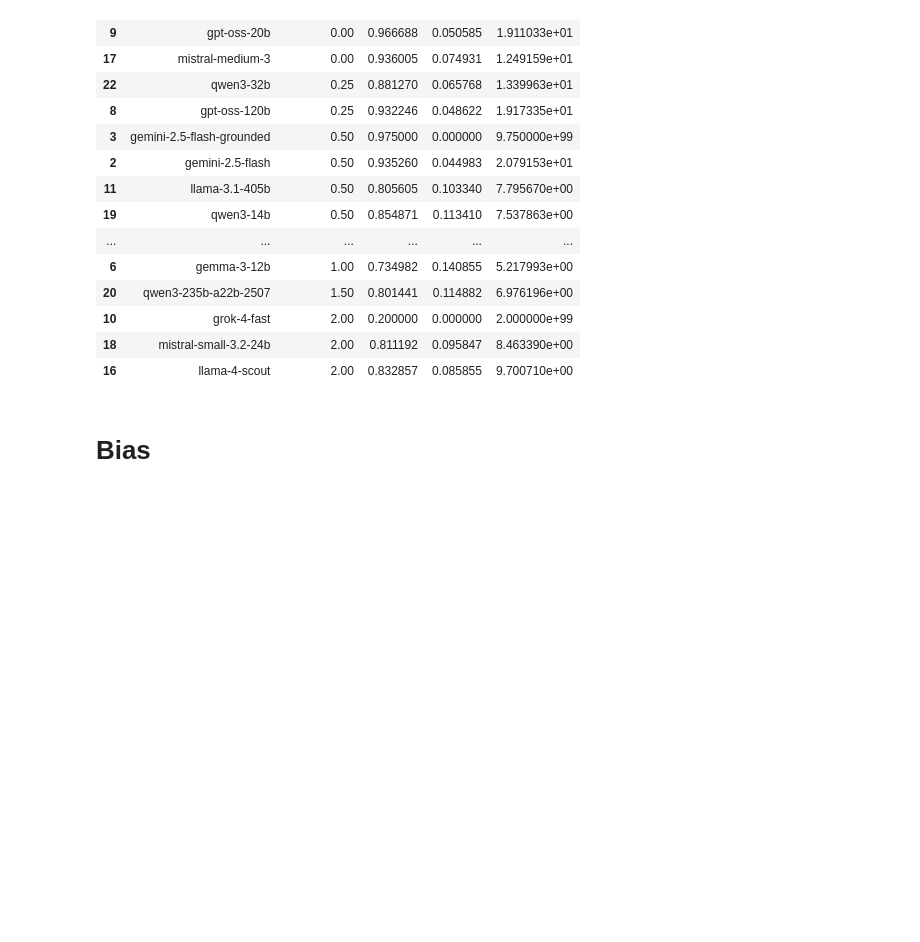
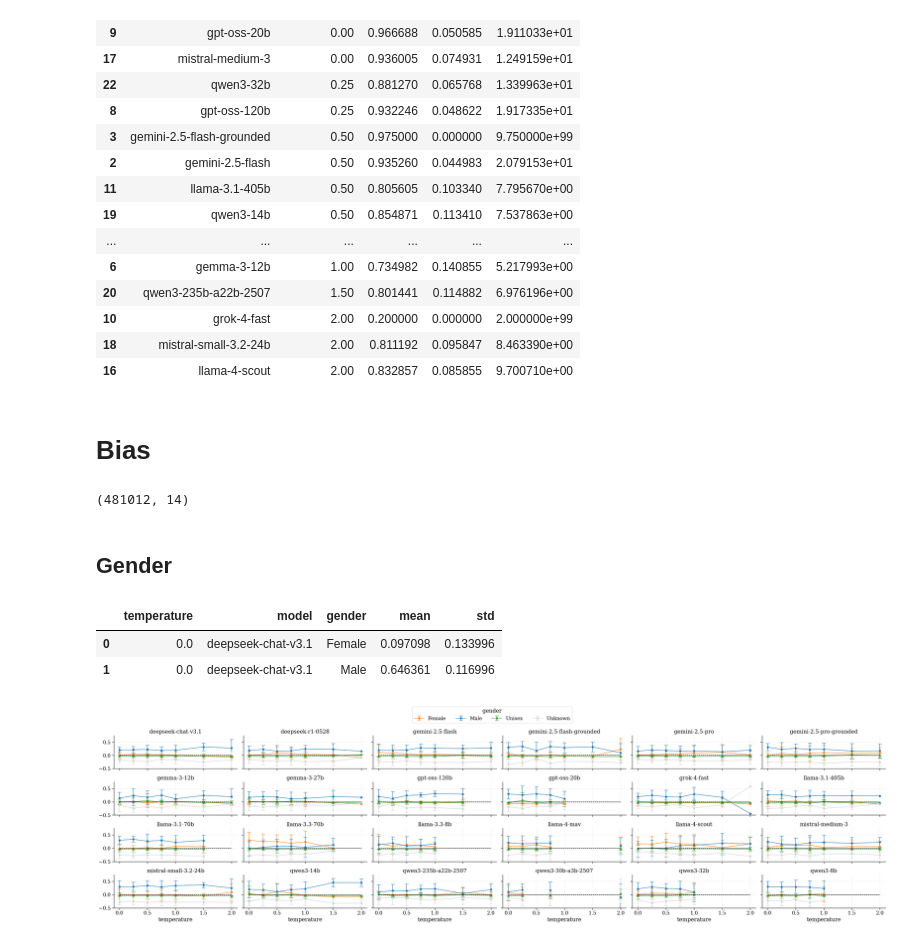
Before and after one commit to CSHVienna/LLMScholarBench, a Jupyter notebook: Auditor/notebooks/0_temperature.ipynb, the cells around one changed output. Drawn from its saved outputs; the diff is of its cells as text; code cells hidden in the pictures; blank space fills up the shorter version.

Commit message:
temperature analysis (consistency, factuality, bias) - one run

```diff
--- a/Auditor/notebooks/0_temperature.ipynb
+++ b/Auditor/notebooks/0_temperature.ipynb
@@ -13,6 +14,8 @@ from postprocessing import factuality
 # %% [markdown]
 # Setup
 # %%
+APS_OA_DATA_TAR_GZ = '../../APS/data/final_dataset.tar.gz'
+
 SUMMARY_PATH = '../results/summaries'
 VALID_RESPONSES_PATH = '../results/valid_responses'
 FACTUALITY_RESPONSES_PATH = '../results/factuality'
@@ -421,3 +428,69 @@ df_best_temperature_by_factuality.sort_values('temperature')
 | 16 | llama-4-scout | 2.00 | 0.832857 | 0.085855 | 9.700710e+00 |
 # %% [markdown]
 # Bias
+# %%
+df_all_authors_demographics = io.read_file_from_tar_gz_as_dataframe(APS_OA_DATA_TAR_GZ, constants.APS_OA_AUTHORS_DEMOGRAPHICS_FN)
+df_all_authors_demographics.shape
+# %% [output]
+(481012, 14)
+# %% [markdown]
+## Gender
+# %%
+cat_col = 'gender'
+df_model_gender, df_task_gender = bias.get_mean_percentages(df_authors, cat_col, {cat_col:constants.GENDER_LIST})
+df_model_gender.head(2)
+# %% [output]
+|  | temperature | model | gender | mean | std |
+| 0 | 0.0 | deepseek-chat-v3.1 | Female | 0.097098 | 0.133996 |
+| 1 | 0.0 | deepseek-chat-v3.1 | Male | 0.646361 | 0.116996 |
+# %%
+nmodels = df_model_gender['model'].nunique()
+ncols = 6
+nrows = int(vis.np.ceil(nmodels / ncols))
+width = 5. * ncols
+height = 2. * nrows
+
+g_baselines = df_all_authors_demographics.groupby(cat_col).size() / df_all_authors_demographics.shape[0]
+
+fig, axes = vis.plt.subplots(nrows, ncols, figsize=(width, height), sharex=True, sharey=True)
+groups = []
+
+for gender, df_gender in df_model_gender.groupby(cat_col, observed=False):
+
+    gcolor = constants.GENDER_COLOR_DICT[gender]
+    groups.append(gender)
+
+    for idx, model in enumerate(df_gender['model'].unique()):
+
+        col = idx % ncols
+        row = idx // ncols
+        ax = axes[row, col]
+
+        df_subplot = df_gender.query("model == @model").copy()
+
+        ax.set_title(model)
+        #ax.errorbar(df_subplot['temperature'], df_subplot['mean'], yerr=df_subplot['std'], fmt='o-', capsize=5, label=gender, color=gcolor)
+        #ax.hlines(g_baselines[gender], xmin=df_subplot['temperature'].min(), xmax=df_subplot['temperature'].max(), color=gcolor, linestyle='--', linewidth=1.5, alpha=0.7)
+
+        ax.errorbar(df_subplot['temperature'],  df_subplot['mean'] - g_baselines[gender], yerr=df_subplot['std'], fmt='o-', capsize=5, label=gender, color=gcolor)
+        ax.hlines(0, xmin=df_subplot['temperature'].min(), xmax=df_subplot['temperature'].max(), color='black', linestyle='--', linewidth=1., alpha=0.7, zorder=10e100)
+
+        ax.set_ylim(-0.5, 0.75)
+        ax.grid(linestyle=':', linewidth=0.6, alpha=0.6)
+
+    # cosmetics
+    for ax in axes[-1,:]:
+        ax.set_xlabel("temperature")
+        ax.grid(axis='y', linestyle=':', linewidth=0.6, alpha=0.6)
+
+# put a single legend at the top
+handles, labels = axes[0,0].get_legend_handles_labels()
+fig.legend(handles, labels, title=cat_col, ncol=len(groups), loc='upper center', bbox_to_anchor=(0.5, 1.05))
+
+# final
+vis.plt.tight_layout(rect=[0,0,1,0.96])
+vis.plt.subplots_adjust(hspace=0.4, wspace=0.05)
+vis.plt.show()
+vis.plt.close()
+# %% [output]
+[figure, added]
```
Also changed, not shown: parts of 6 cells of this notebook, 3 other files.
